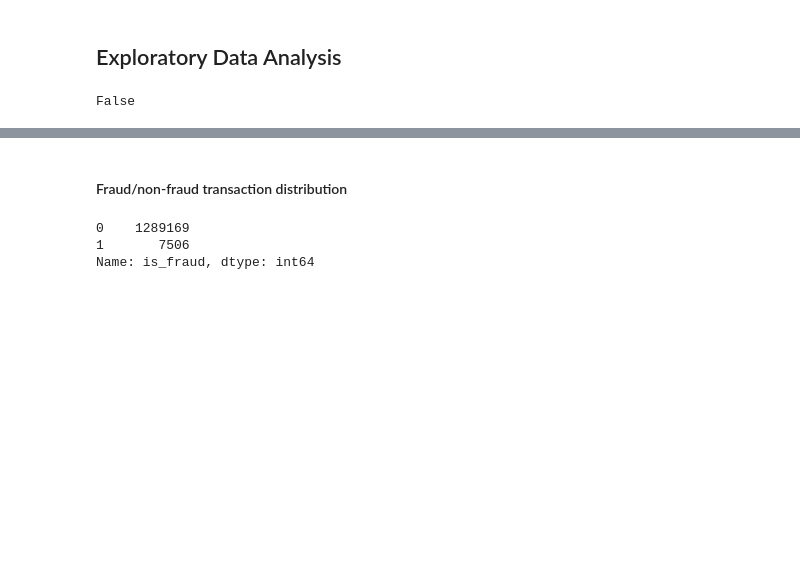
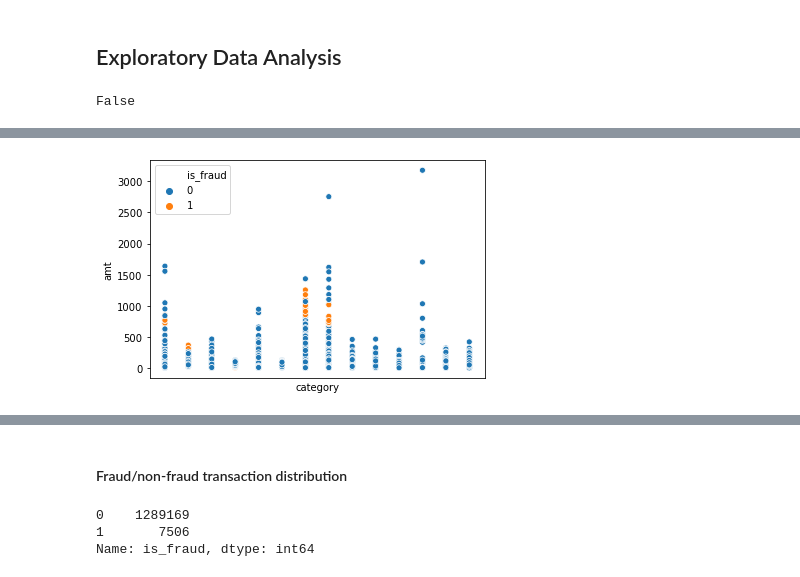
Before and after one commit to rshmnkgit/CreditCard-Fraud-Detector, a Jupyter notebook: notebook/credit-card-fraud-detection.ipynb, the cells around one changed output, grey strips where cells are left out. Saved outputs shown, nothing was run; the diff lists cells and outputs as text; code cells hidden in the pictures; blank space fills up the shorter version.

```diff
--- a/notebook/credit-card-fraud-detection.ipynb
+++ b/notebook/credit-card-fraud-detection.ipynb
@@ -74,0 +84,6 @@ data_read.describe()
+# %%
+sns.scatterplot(data = data_sample, x ='category', y = 'amt', hue = 'is_fraud')
+plt.xticks("")
+plt.show()
+# %% [output]
+[figure, added]
```
Also changed, not shown: parts of 25 cells of this notebook, 9 other files.
